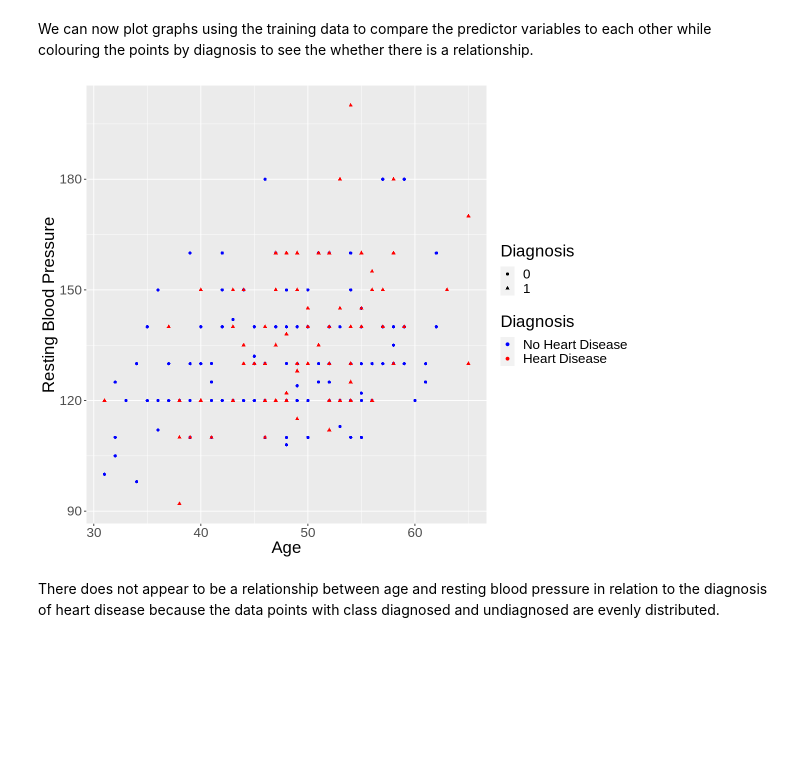
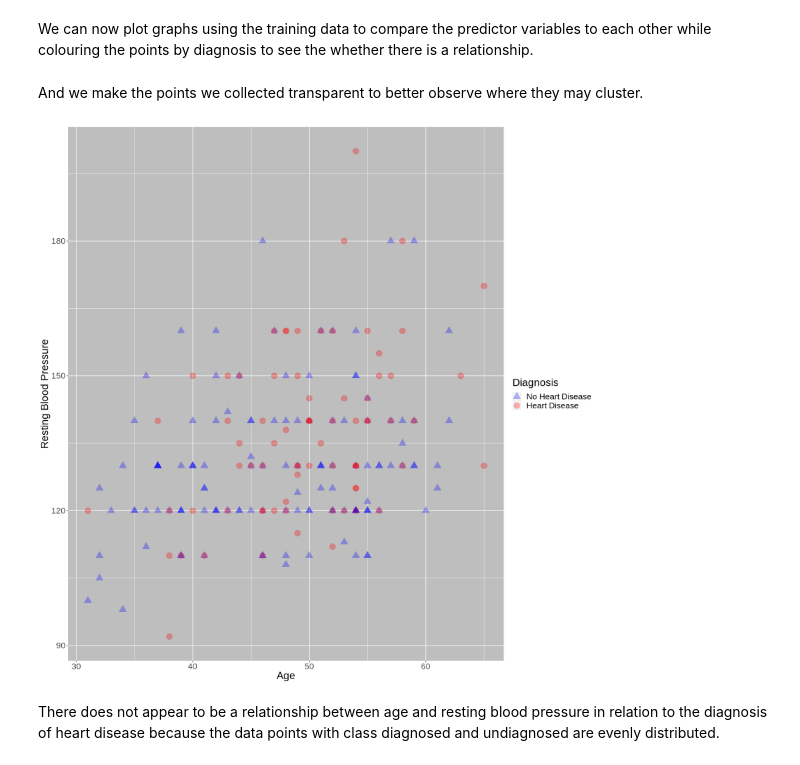
Before and after one commit to julieklipp/Project-Proposal, a Jupyter notebook: Project Proposal.ipynb, the cells around one changed output. Cells and saved outputs as stored; diff of their text form; code cells hidden in the pictures; blank space fills up the shorter version.

Commit message:
Modifications on visualization

```diff
--- a/Project Proposal.ipynb
+++ b/Project Proposal.ipynb
@@ -178,17 +175,20 @@ To minimize the impact on reading in this case, we decide to use a combination o
 And the final visualization will be shown by the scatterpllot to make it convienient to analyzing.
 # %% [markdown]
 We can now plot graphs using the training data to compare the predictor variables to each other while colouring the points by diagnosis to see the whether there is a relationship.
+# %% [markdown]
+And we make the points we collected transparent to better observe where they may cluster.
 # %%
-options(repr.plot.width = 10, repr.plot.height = 8)
+options(repr.plot.width = 15, repr.plot.height = 15)
 age_vs_blood_pressure_plot <- training_heart_data |>
-    ggplot(aes(x = age, y = as.numeric(resting_blood_pressure), color = as.factor(diagnosis), shape = as.factor(diagnosis))) +
-    geom_point() +
+    ggplot(training_heart_data = diamonds, aes(x = age, y = as.numeric(resting_blood_pressure), color = as.factor(diagnosis), shape = as.factor(diagnosis))) +
+    geom_point(alpha = 0.3, size = 5) +
     labs(x = "Age", y = "Resting Blood Pressure", color = "Diagnosis", shape = "Diagnosis") +
-    theme(text = element_text(size = 20)) +
-    scale_color_manual(labels = c("No Heart Disease", "Heart Disease"), values = c("blue", "red"))
+    theme(text = element_text(size = 20), panel.background = element_rect(fill = "grey")) +
+    scale_color_manual(labels = c("No Heart Disease", "Heart Disease"), values = c("blue", "red")) +
+    scale_shape_manual(labels = c("No Heart Disease", "Heart Disease"), values = c("triangle", "circle"))
 age_vs_blood_pressure_plot
 # %% [output]
-[figure, old version]
+[figure, new version]
 # %% [markdown]
 There does not appear to be a relationship between age and resting blood pressure in relation to the diagnosis of heart disease because the data points with class diagnosed and undiagnosed are evenly distributed.
 # %%
```
Also changed, not shown: parts of 7 cells of this notebook.
